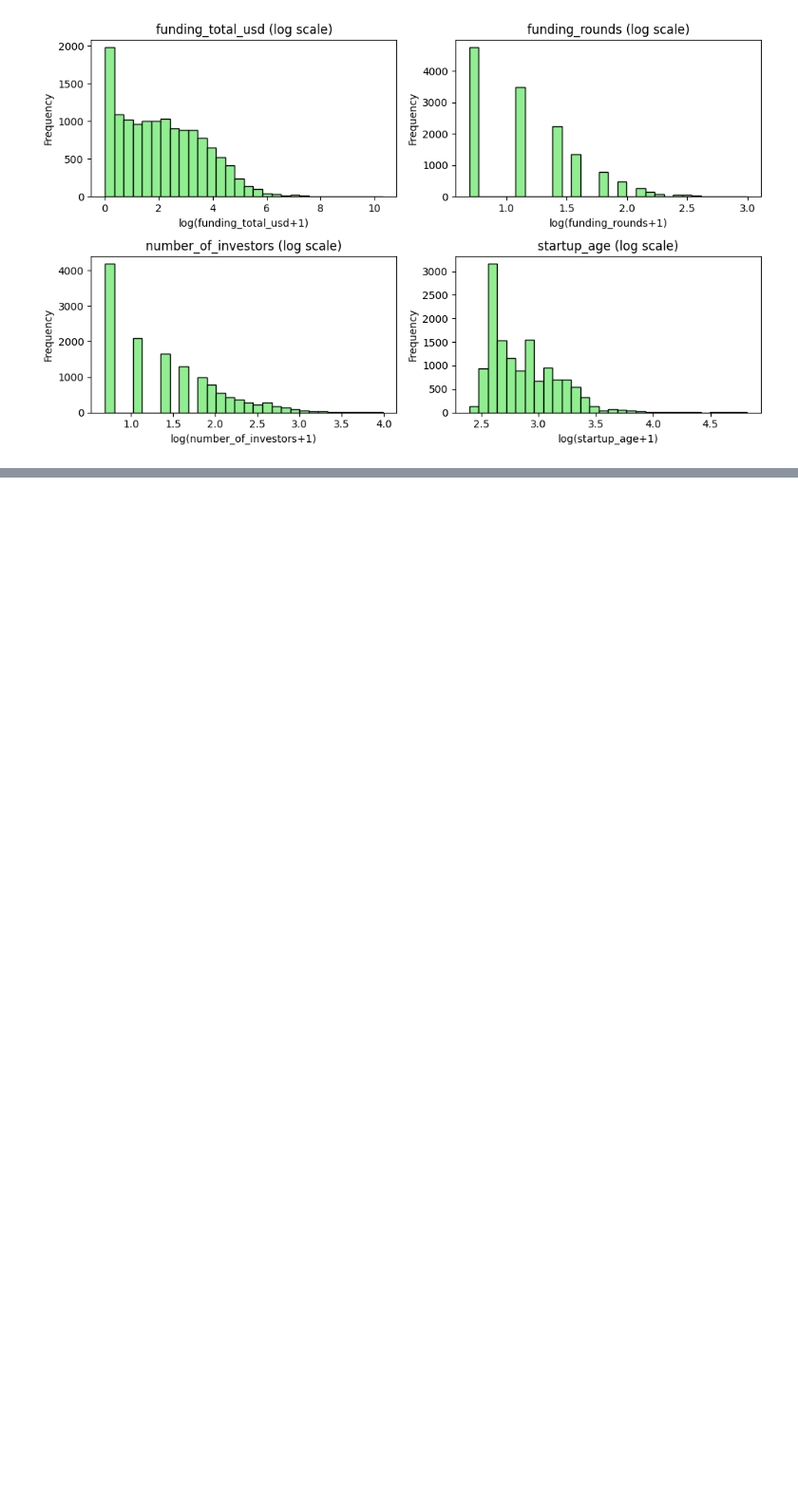
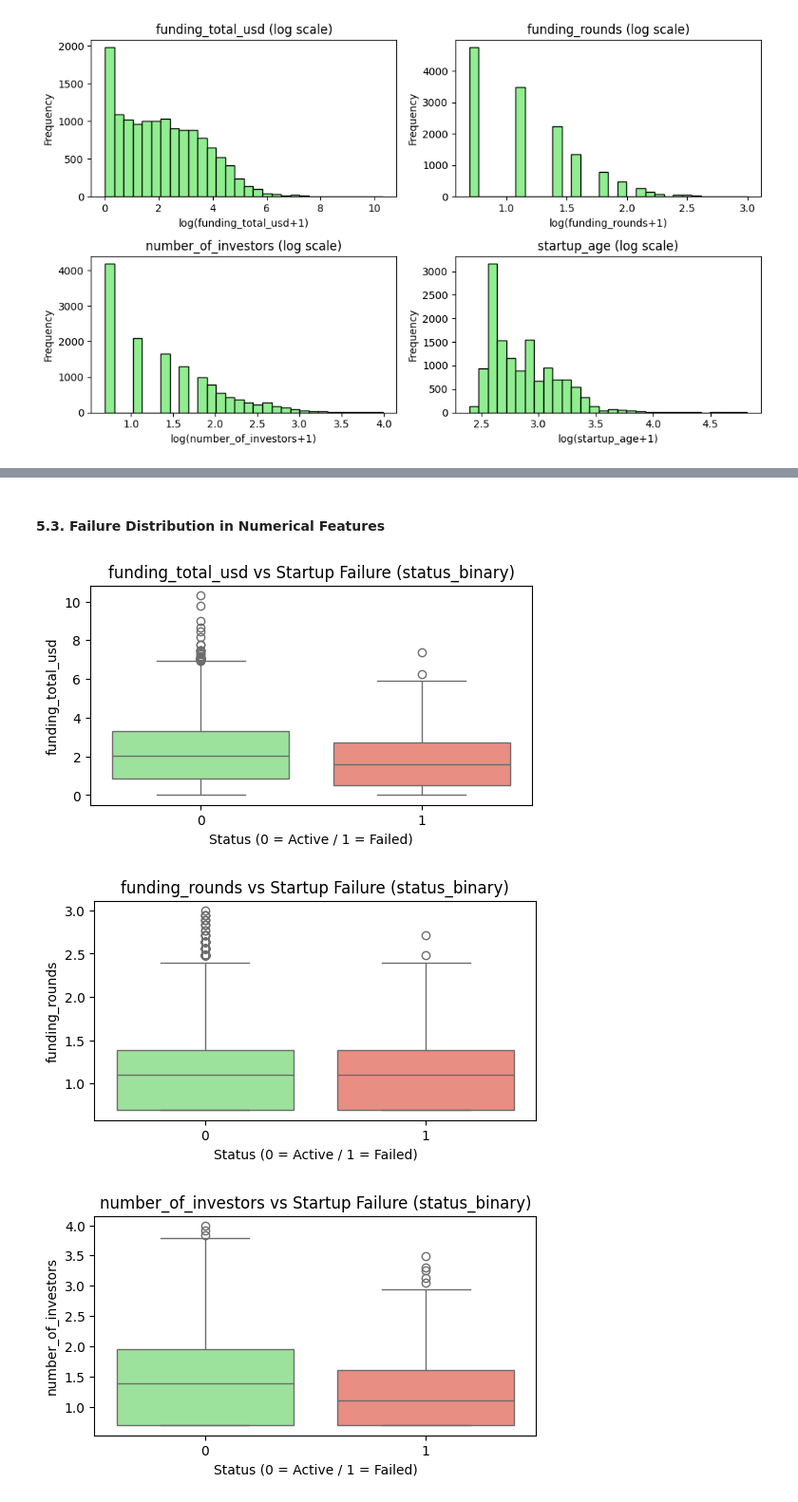
Before and after one commit to bruno-lima98/personal_projects, a Jupyter notebook: project-1/main.ipynb, the cells around one changed output, grey strips where cells are left out. Shown: that part at 95% size. Drawn from its saved outputs; the diff is of its cells as text; code cells hidden in the pictures; blank space fills up the shorter version.

```diff
--- a/project-1/main.ipynb
+++ b/project-1/main.ipynb
@@ -248,0 +325,21 @@ Index(['category_list', 'funding_total_usd', 'state_code', 'funding_rounds',
+# %% [markdown]
+#### 5.3. Failure Distribution in Numerical Features
+# %%
+for col in numerical:
+    plt.figure(figsize=(6,3))
+    sns.boxplot(x='status_binary', y=col, data=df, hue='status_binary', palette=['lightgreen', 'salmon'], dodge=False, legend=False)
+    plt.title(f'{col} vs Startup Failure (status_binary)')
+    plt.xlabel('Status (0 = Active / 1 = Failed)')
+    plt.ylabel(f'{col}')
+    plt.show()
+
+# Insights from numerical features:
+# - Funding_total_usd: Failed startups tend to have lower funding overall.
+# - Funding_rounds: Very similar distribution between failed and active startups, not a strong indicator alone.
+# - Number_of_investors: Failed startups generally have fewer investors.
+# - Startup_age: Active startups are concentrated among younger ages but have more outliers;
+#                failed startups are slightly older on average but with a more stable distribution.
+# %% [output]
+[figure, added]
+[figure, added]
+[figure, added]
```
Also changed, not shown: parts of 22 cells of this notebook.
